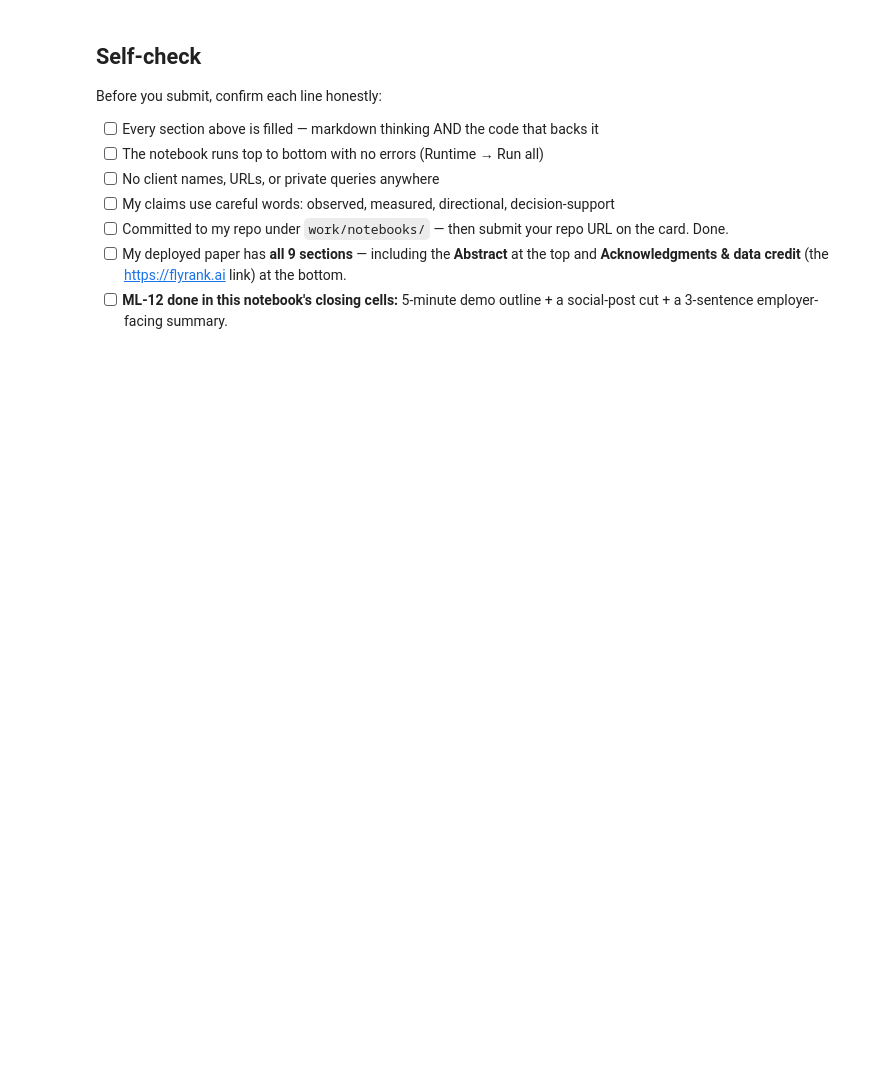
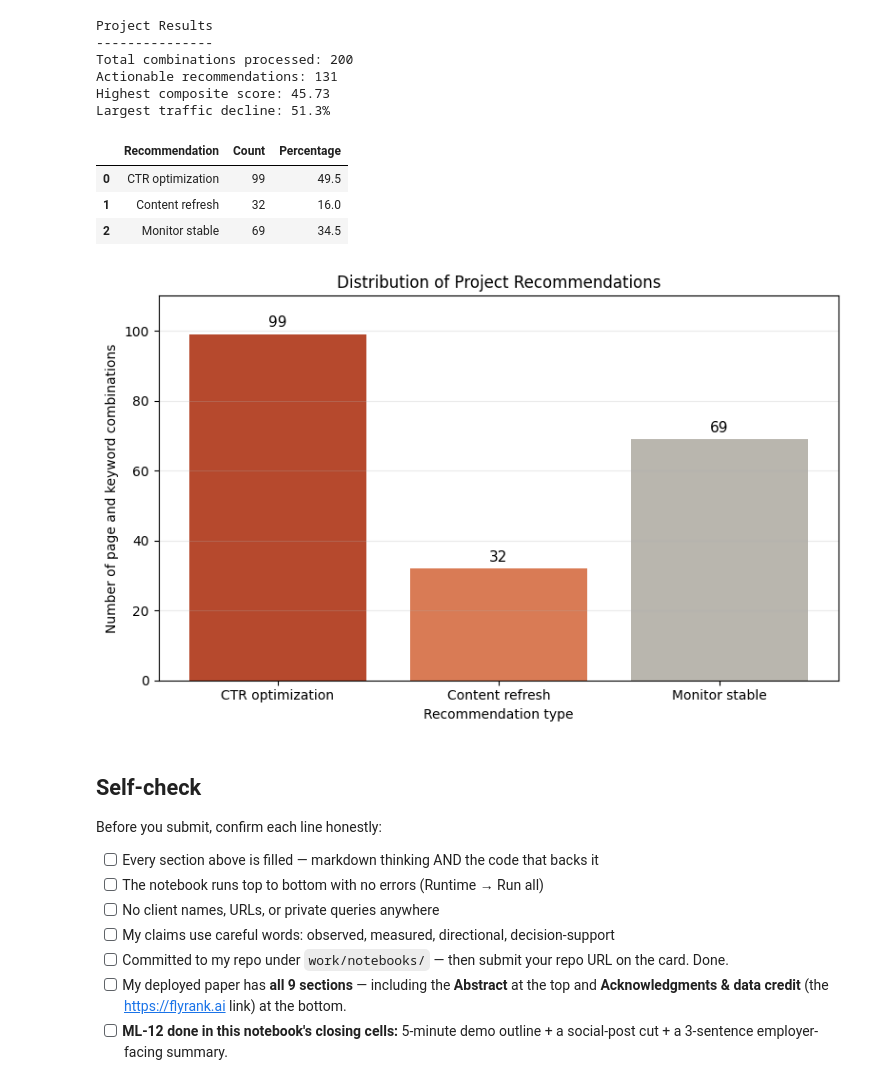
Before and after one commit to hazemwalid100-hub/first-assignment, a Jupyter notebook: work/notebooks/capstone.ipynb, the cells around one changed output. Drawn from its saved outputs; the diff is of its cells as text; code cells hidden in the pictures; blank space fills up the shorter version.

```diff
--- a/work/notebooks/capstone.ipynb
+++ b/work/notebooks/capstone.ipynb
@@ -37,3 +141,71 @@ This skeleton is yours to fill. Work the sections **in order** — each one has
+# %%
+import pandas as pd
+import matplotlib.pyplot as plt
+
+# Results from my project
+artifacts = pd.DataFrame({
+    "Recommendation": [
+        "CTR optimization",
+        "Content refresh",
+        "Monitor stable"
+    ],
+    "Count": [99, 32, 69]
+})
+
+artifacts["Percentage"] = (
+    artifacts["Count"] / artifacts["Count"].sum() * 100
+).round(1)
+
+# Display the results table
+print("Project Results")
+print("---------------")
+print("Total combinations processed: 200")
+print("Actionable recommendations: 131")
+print("Highest composite score: 45.73")
+print("Largest traffic decline: 51.3%")
+print()
+
+display(artifacts)
+
+# Create the chart
+plt.figure(figsize=(8, 5))
+
+bars = plt.bar(
+    artifacts["Recommendation"],
+    artifacts["Count"],
+    color=["#b6492d", "#d97b55", "#b9b6ae"]
+)
+
+plt.title("Distribution of Project Recommendations")
+plt.xlabel("Recommendation type")
+plt.ylabel("Number of page and keyword combinations")
+plt.ylim(0, 110)
+plt.grid(axis="y", alpha=0.25)
+
+# Add numbers above the bars
+for bar, count in zip(bars, artifacts["Count"]):
+    plt.text(
+        bar.get_x() + bar.get_width() / 2,
+        count + 2,
+        str(count),
+        ha="center",
+        fontsize=11
+    )
+
+plt.tight_layout()
+plt.show()
+# %% [output]
+Project Results
+---------------
+Total combinations processed: 200
+Actionable recommendations: 131
+Highest composite score: 45.73
+Largest traffic decline: 51.3%
+|  | Recommendation | Count | Percentage |
+| 0 | CTR optimization | 99 | 49.5 |
+| 1 | Content refresh | 32 | 16.0 |
+| 2 | Monitor stable | 69 | 34.5 |
+[figure, added]
 # %% [markdown]
 ## Self-check
 
```
Also changed, not shown: parts of 15 cells of this notebook.
